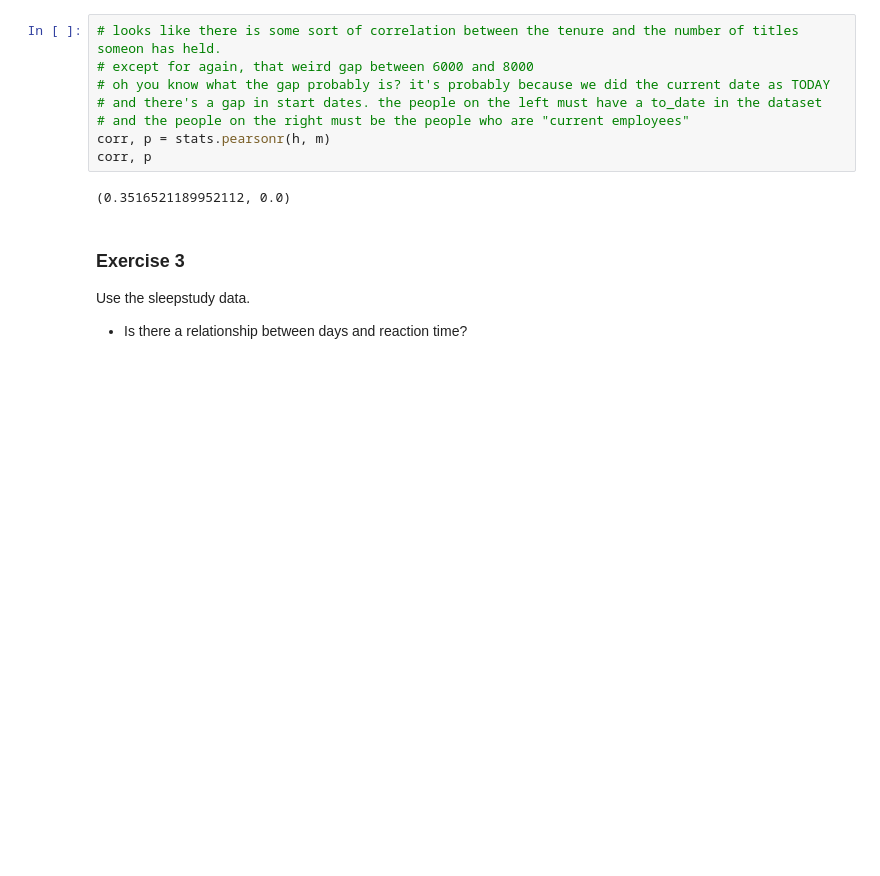
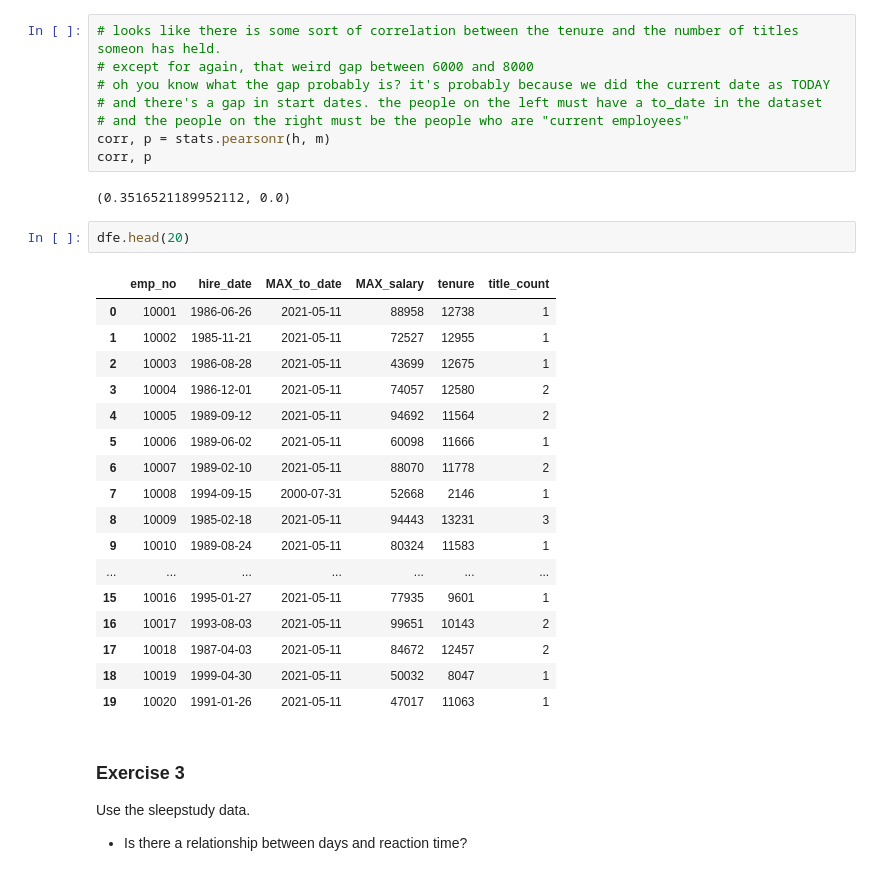
Before and after one commit to HeatherOrtegaMcMillan/statistics-exercises, a Jupyter notebook: hypothesis_testing.ipynb, the cells around one changed output. Drawn from its saved outputs; the diff is of its cells as text; blank space fills up the shorter version.

```diff
--- a/hypothesis_testing.ipynb
+++ b/hypothesis_testing.ipynb
@@ -692,6 +694,26 @@ corr, p = stats.pearsonr(h, m)
 corr, p
 # %% [output]
 (0.3516521189952112, 0.0)
+# %%
+dfe.head(20)
+# %% [output]
+|  | emp_no | hire_date | MAX_to_date | MAX_salary | tenure | title_count |
+| 0 | 10001 | 1986-06-26 | 2021-05-11 | 88958 | 12738 | 1 |
+| 1 | 10002 | 1985-11-21 | 2021-05-11 | 72527 | 12955 | 1 |
+| 2 | 10003 | 1986-08-28 | 2021-05-11 | 43699 | 12675 | 1 |
+| 3 | 10004 | 1986-12-01 | 2021-05-11 | 74057 | 12580 | 2 |
+| 4 | 10005 | 1989-09-12 | 2021-05-11 | 94692 | 11564 | 2 |
+| 5 | 10006 | 1989-06-02 | 2021-05-11 | 60098 | 11666 | 1 |
+| 6 | 10007 | 1989-02-10 | 2021-05-11 | 88070 | 11778 | 2 |
+| 7 | 10008 | 1994-09-15 | 2000-07-31 | 52668 | 2146 | 1 |
+| 8 | 10009 | 1985-02-18 | 2021-05-11 | 94443 | 13231 | 3 |
+| 9 | 10010 | 1989-08-24 | 2021-05-11 | 80324 | 11583 | 1 |
+| ... | ... | ... | ... | ... | ... | ... |
+| 15 | 10016 | 1995-01-27 | 2021-05-11 | 77935 | 9601 | 1 |
+| 16 | 10017 | 1993-08-03 | 2021-05-11 | 99651 | 10143 | 2 |
+| 17 | 10018 | 1987-04-03 | 2021-05-11 | 84672 | 12457 | 2 |
+| 18 | 10019 | 1999-04-30 | 2021-05-11 | 50032 | 8047 | 1 |
+| 19 | 10020 | 1991-01-26 | 2021-05-11 | 47017 | 11063 | 1 |
 # %% [markdown]
 ### Exercise 3
 Use the sleepstudy data.
```
Also changed, not shown: parts of 40 cells of this notebook.
